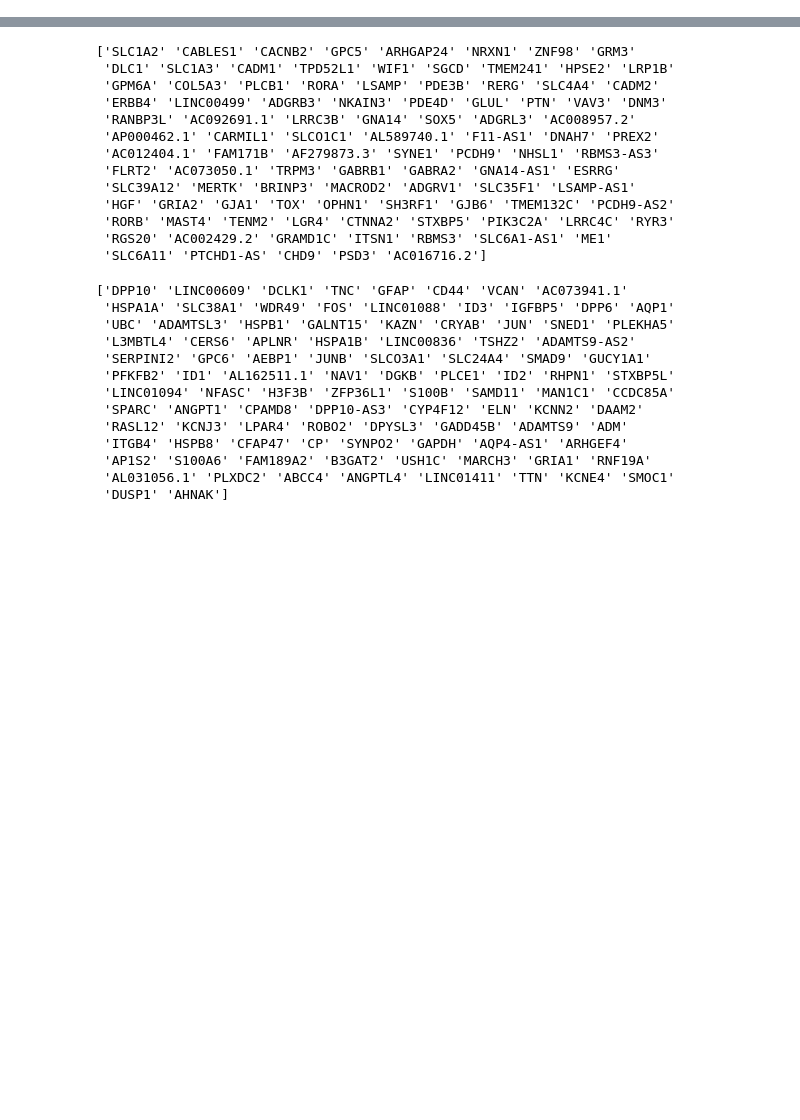
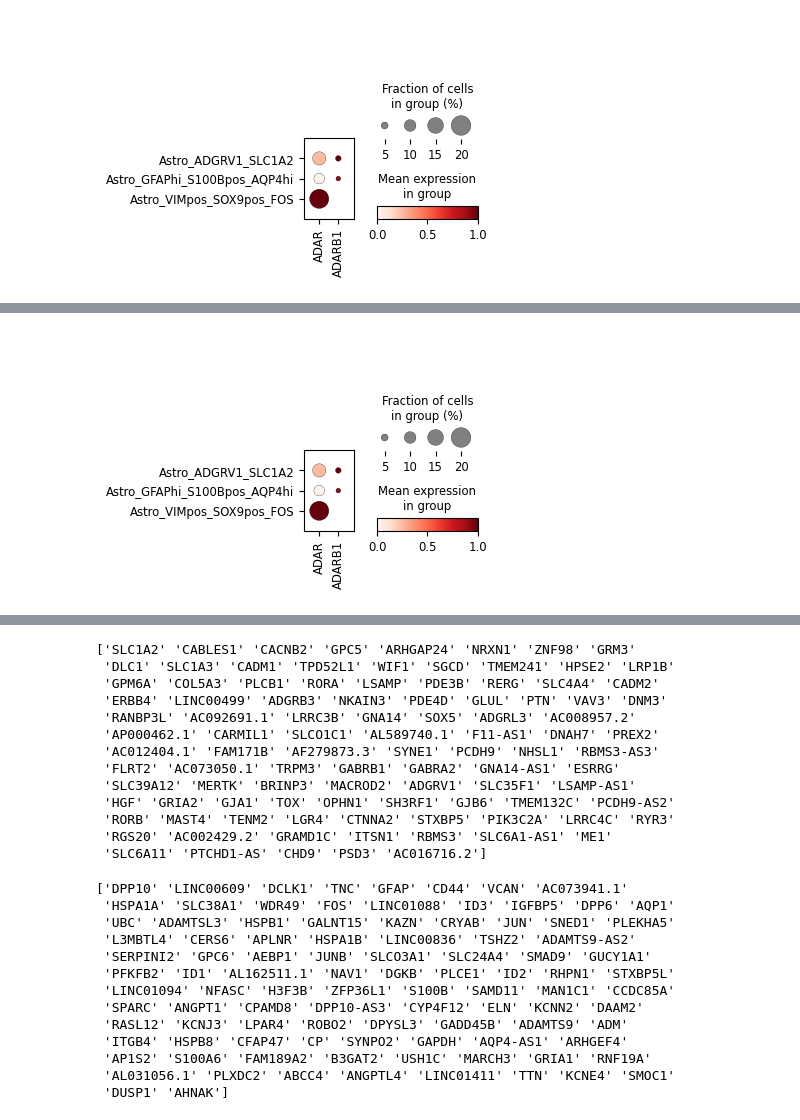
Before and after one commit to aaronwagen/Astrocytes_editing, a Jupyter notebook: docs/single_cell_adar.ipynb, the cells around one changed output, grey strips where cells are left out. Saved outputs shown, nothing was run; the diff lists cells and outputs as text; code cells hidden in the pictures; blank space fills up the shorter version.

```diff
--- a/docs/single_cell_adar.ipynb
+++ b/docs/single_cell_adar.ipynb
@@ -94,0 +105,6 @@ adata.obs['combined_astros'] = adata.obs['annotation_level_2'].astype(str) + ' -
+# %%
+# Plot all data combined with 2 genes
+genes = ['ADAR', 'ADARB1']
+sc.pl.dotplot(adata, genes, groupby='annotation_level_2', cmap = 'Reds', standard_scale = 'var', save='ACC_alldata_dotplot_astro_2ADARgenes.png')
+sc.pl.dotplot(adata, genes, groupby='annotation_level_2', cmap = 'Reds', standard_scale = 'var', save='ACC_alldata_dotplot_astro_2ADARgenes.pdf')
+# %% [output]
@@ -94,0 +112 @@ adata.obs['combined_astros'] = adata.obs['annotation_level_2'].astype(str) + ' -
+[figure, added]
@@ -95 +114,2 @@ adata.obs['combined_astros'] = adata.obs['annotation_level_2'].astype(str) + ' -
+[figure, added]
 # %%
```
Also changed, not shown: parts of 22 cells of this notebook, 25 other files.
